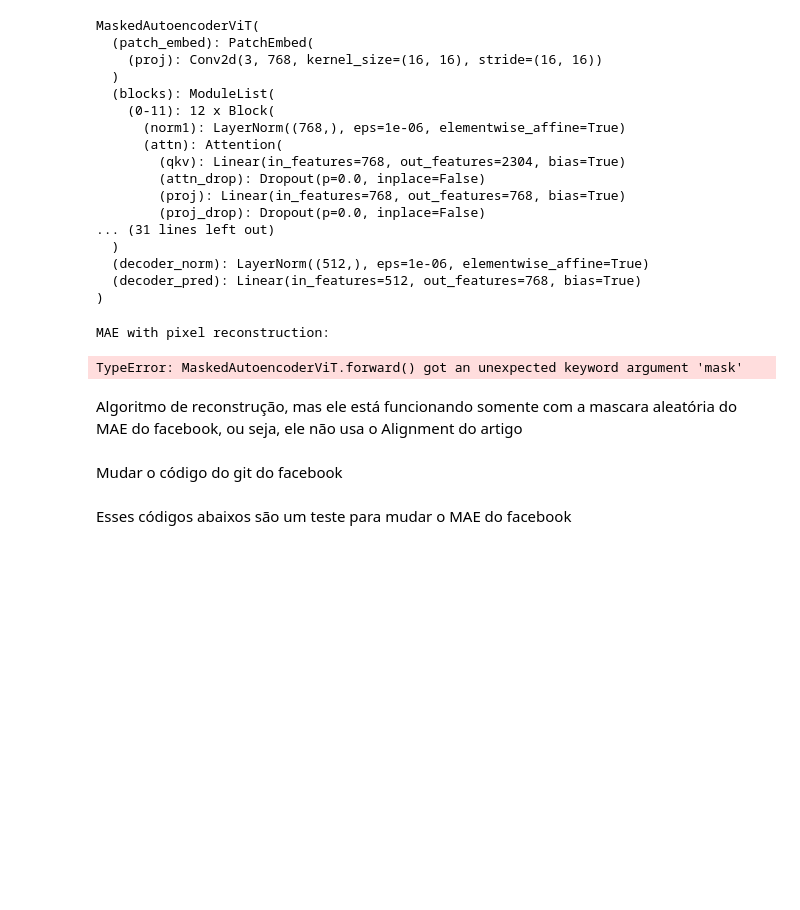
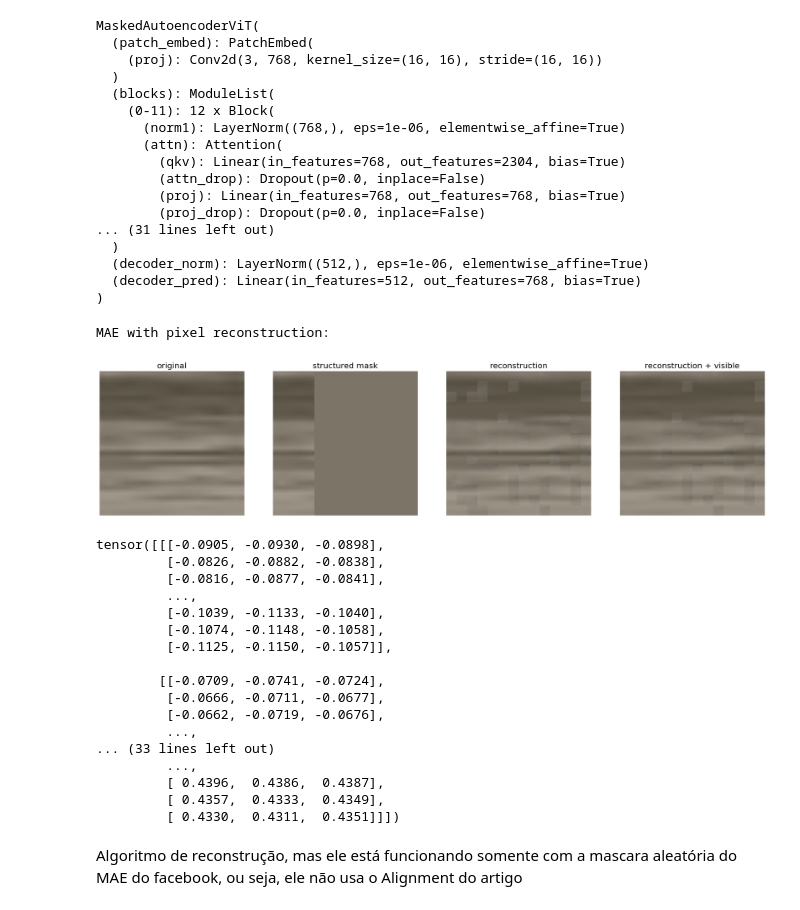
Before and after one commit to Lucas-Monteiro-Henriques/Implement_VISIONTS, a Jupyter notebook: MAE.ipynb, the cells around one changed output. Drawn from its saved outputs; the diff is of its cells as text; code cells hidden in the pictures; blank space fills up the shorter version.

```diff
--- a/MAE.ipynb
+++ b/MAE.ipynb
@@ -204,15 +207,13 @@ def run_one_image_from_aligned_image(Igray_resized_3ch, model, L=300, H=100, c=0
     model: modelo MAE do repo da Meta (Vit-base etc)
     L, H, c: hiperparâmetros do VisionTS
     """
-    import numpy as np
-    import torch
-    import matplotlib.pyplot as plt
-    from skimage.transform import resize
-
     # 1. Redimensionar para 224x224 (como esperado pelo MAE)
     img = resize(Igray_resized_3ch, (224, 224), order=1, mode='reflect', anti_aliasing=False)
     x = torch.tensor(img, dtype=torch.float32).unsqueeze(0)       # [1, H, W, C]
-    x = torch.einsum('nhwc->nchw', x).cuda()                      # [1, 3, 224, 224]
+    if False:
+        x = torch.einsum('nhwc->nchw', x).cuda()                      # [1, 3, 224, 224]
+    if True:
+        x = torch.einsum('nhwc->nchw', x).to(device)
 
     # 2. Criar máscara estruturada: lado direito mascarado
     patch_size = model.patch_embed.patch_size[0]         # geralmente 16
@@ -232,9 +233,15 @@ def run_one_image_from_aligned_image(Igray_resized_3ch, model, L=300, H=100, c=0
 
     # 3. Forward com máscara estruturada
     with torch.no_grad():
-        loss, y, _ = model(x.float(), mask=mask)         # usamos mask diretamente
+        if False:
+            loss, y, _ = model(x.float(), mask=mask)         # usamos mask diretamente
+        if True:
+            loss, y, _ = model(x.float())
         y = model.unpatchify(y)                          # [1, 3, H, W]
-        y = torch.einsum('nchw->nhwc', y).cpu().numpy()
+        if False:
+            y = torch.einsum('nchw->nhwc', y).cpu().numpy()
+        if True:
+            y = torch.einsum('nchw->nhwc', y).cpu()
 
         mask_recon = mask.unsqueeze(-1).repeat(1, 1, patch_size ** 2 * 3)
         mask_recon = model.unpatchify(mask_recon)
@@ -331,14 +334,36 @@ MaskedAutoencoderViT(
   (decoder_pred): Linear(in_features=512, out_features=768, bias=True)
 )
 # %%
+# make random mask reproducible (comment out to make it change)
+device = torch.device('cuda' if torch.cuda.is_available() else 'cpu')   # usa cuda ou cpu
+model = model.to(device)
 
-# make random mask reproducible (comment out to make it change)
+# Garante reprodutibilidade na máscara aleatória
 torch.manual_seed(2)
+
+Igray_resized_3ch_tensor = torch.from_numpy(Igray_resized_3ch).float().to(device)
 print('MAE with pixel reconstruction:')
 run_one_image_from_aligned_image(Igray_resized_3ch, model)
 # %% [output]
 MAE with pixel reconstruction:
+[figure, added]
-TypeError: MaskedAutoencoderViT.forward() got an unexpected keyword argument 'mask'
+tensor([[[-0.0905, -0.0930, -0.0898],
+         [-0.0826, -0.0882, -0.0838],
+         [-0.0816, -0.0877, -0.0841],
+         ...,
+         [-0.1039, -0.1133, -0.1040],
+         [-0.1074, -0.1148, -0.1058],
+         [-0.1125, -0.1150, -0.1057]],
+
+        [[-0.0709, -0.0741, -0.0724],
+         [-0.0666, -0.0711, -0.0677],
+         [-0.0662, -0.0719, -0.0676],
+         ...,
+... (33 lines left out)
+         ...,
+         [ 0.4396,  0.4386,  0.4387],
+         [ 0.4357,  0.4333,  0.4349],
+         [ 0.4330,  0.4311,  0.4351]]])
 # %% [markdown]
 Algoritmo de reconstrução, mas ele está funcionando somente com a mascara aleatória do MAE do facebook, ou seja, ele não usa o Alignment do artigo
 # %%
@@ -384,5 +409,3 @@ def reconstruct_and_evaluate_forecast(y_reconstructed, original_Inorm, r=0.4):
     print(f"Erro médio quadrático (MSE) na janela de previsão: {mse:.6f}")
 
     return recon_forecast, target_forecast, mse
-# %% [markdown]
-Mudar o código do git do facebook
@@ -432,2 +411,0 @@ Mudar o código do git do facebook
-# %% [markdown]
-Esses códigos abaixos são um teste para mudar o MAE do facebook
```
Also changed, not shown: parts of 14 cells of this notebook, 2 other files.
